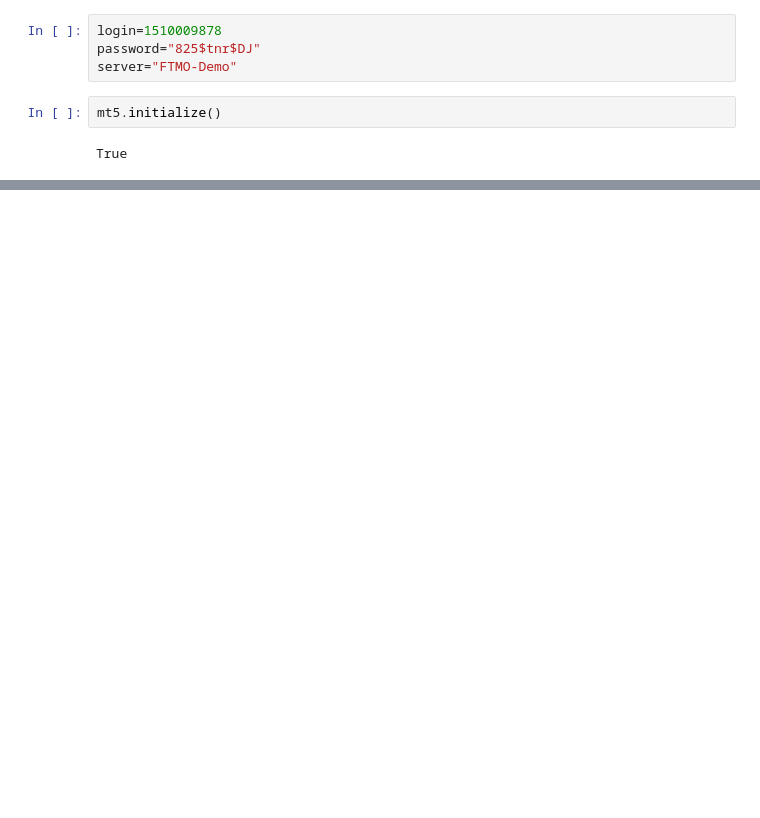
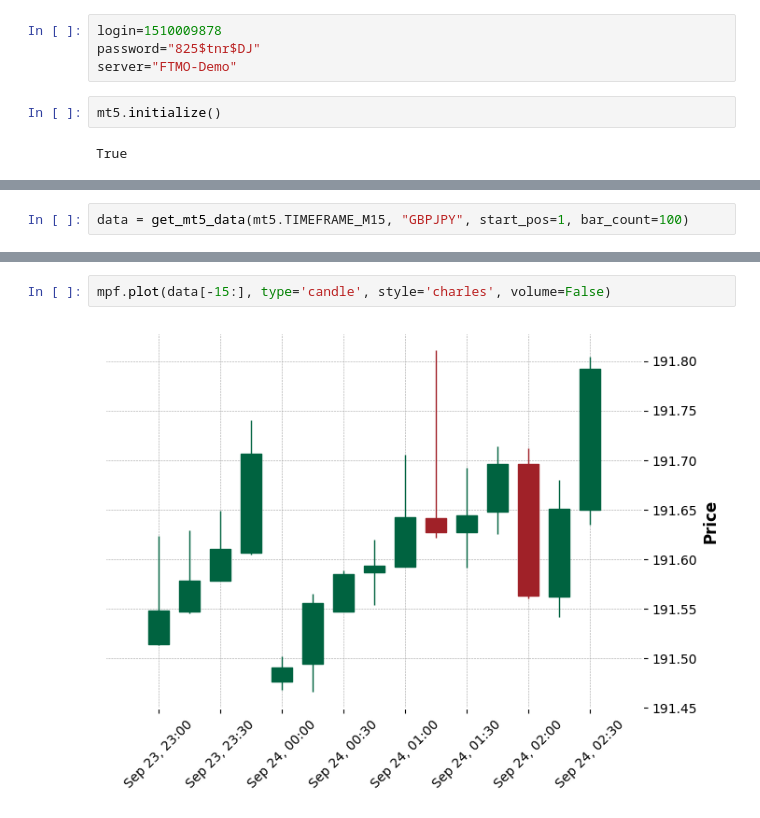
Before and after one commit to NichitaCP/auto-trader, a Jupyter notebook: scipy_vs_plot.ipynb, the cells around one changed output, grey strips where cells are left out. Drawn from its saved outputs; the diff is of its cells as text; blank space fills up the shorter version.

```diff
--- a/scipy_vs_plot.ipynb
+++ b/scipy_vs_plot.ipynb
@@ -54,0 +20,2 @@ Order successfully sent!
+# %%
+data = get_mt5_data(mt5.TIMEFRAME_M15, "GBPJPY", start_pos=1, bar_count=100)
@@ -54,0 +32,4 @@ Order successfully sent!
+# %%
+mpf.plot(data[-15:], type='candle', style='charles', volume=False)
+# %% [output]
+[figure, added]
```
Also changed, not shown: parts of 10 cells of this notebook, 6 other files.
